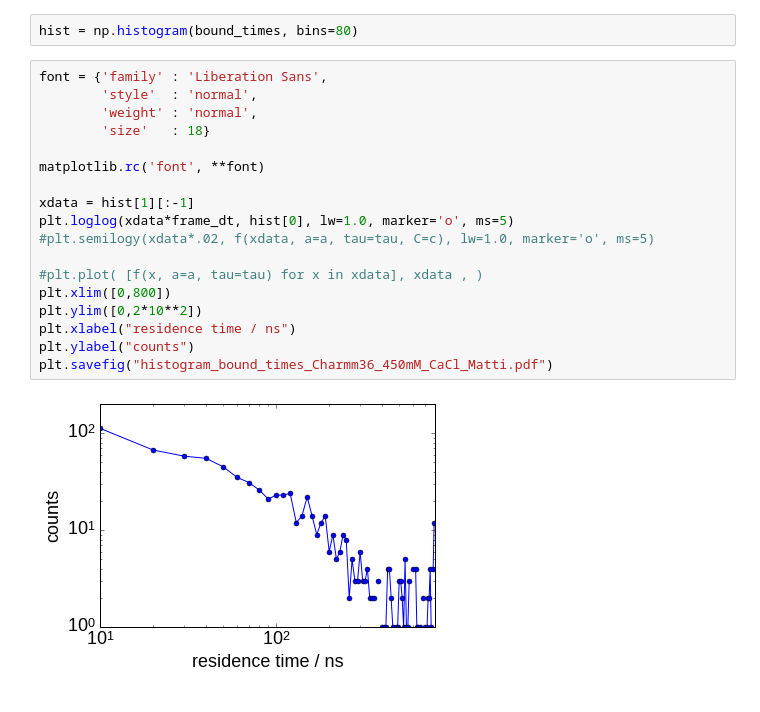
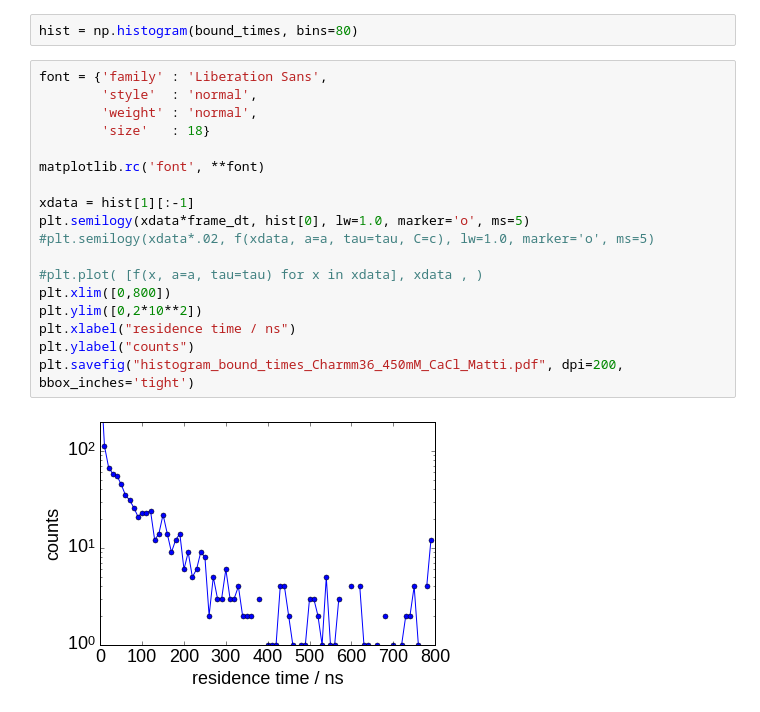
Before and after one commit to ohsOllila/NMRlipids_VI-NewIonModel, a Jupyter notebook: Fig/ipython_nb/stoichiometry_of_binding_cations_popc_Charmm36-Matti_450mM_CaCl.ipynb, the cells around one changed output. Saved outputs shown, nothing was run; the diff lists cells and outputs as text.

```diff
--- a/Fig/ipython_nb/stoichiometry_of_binding_cations_popc_Charmm36-Matti_450mM_CaCl.ipynb
+++ b/Fig/ipython_nb/stoichiometry_of_binding_cations_popc_Charmm36-Matti_450mM_CaCl.ipynb
@@ -305,20 +305,20 @@ hist = np.histogram(bound_times, bins=80)
 # %%
 font = {'family' : 'Liberation Sans',
         'style'  : 'normal',
         'weight' : 'normal',
         'size'   : 18}
 
 matplotlib.rc('font', **font)
 
 xdata = hist[1][:-1]
-plt.loglog(xdata*frame_dt, hist[0], lw=1.0, marker='o', ms=5)
+plt.semilogy(xdata*frame_dt, hist[0], lw=1.0, marker='o', ms=5)
 #plt.semilogy(xdata*.02, f(xdata, a=a, tau=tau, C=c), lw=1.0, marker='o', ms=5)
 
 #plt.plot( [f(x, a=a, tau=tau) for x in xdata], xdata , )
 plt.xlim([0,800])
 plt.ylim([0,2*10**2])
 plt.xlabel("residence time / ns")
 plt.ylabel("counts")
-plt.savefig("histogram_bound_times_Charmm36_450mM_CaCl_Matti.pdf")
+plt.savefig("histogram_bound_times_Charmm36_450mM_CaCl_Matti.pdf", dpi=200, bbox_inches='tight')
 # %% [output]
-[figure, old version]
+[figure, new version]
```
Also changed, not shown: 8 other files.
